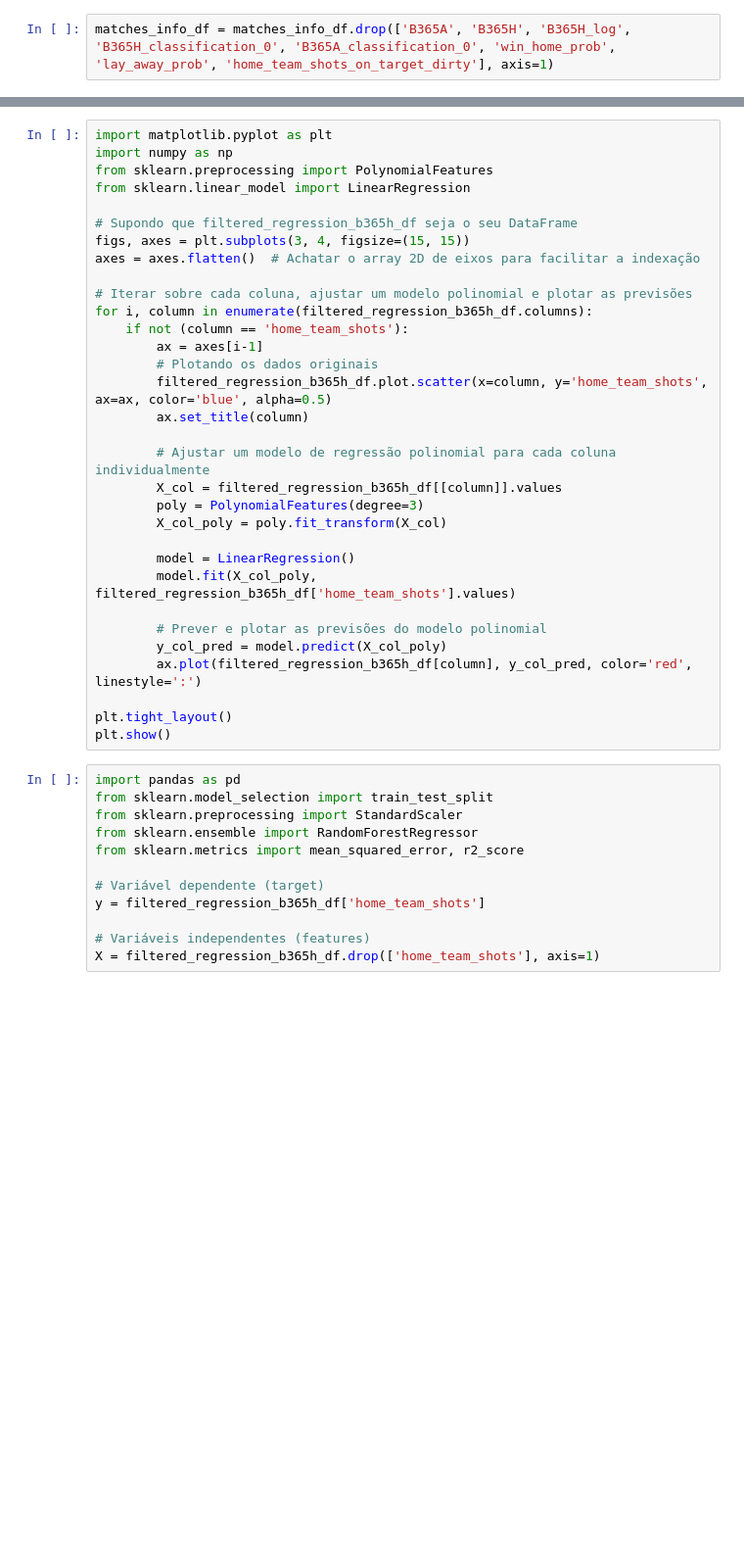
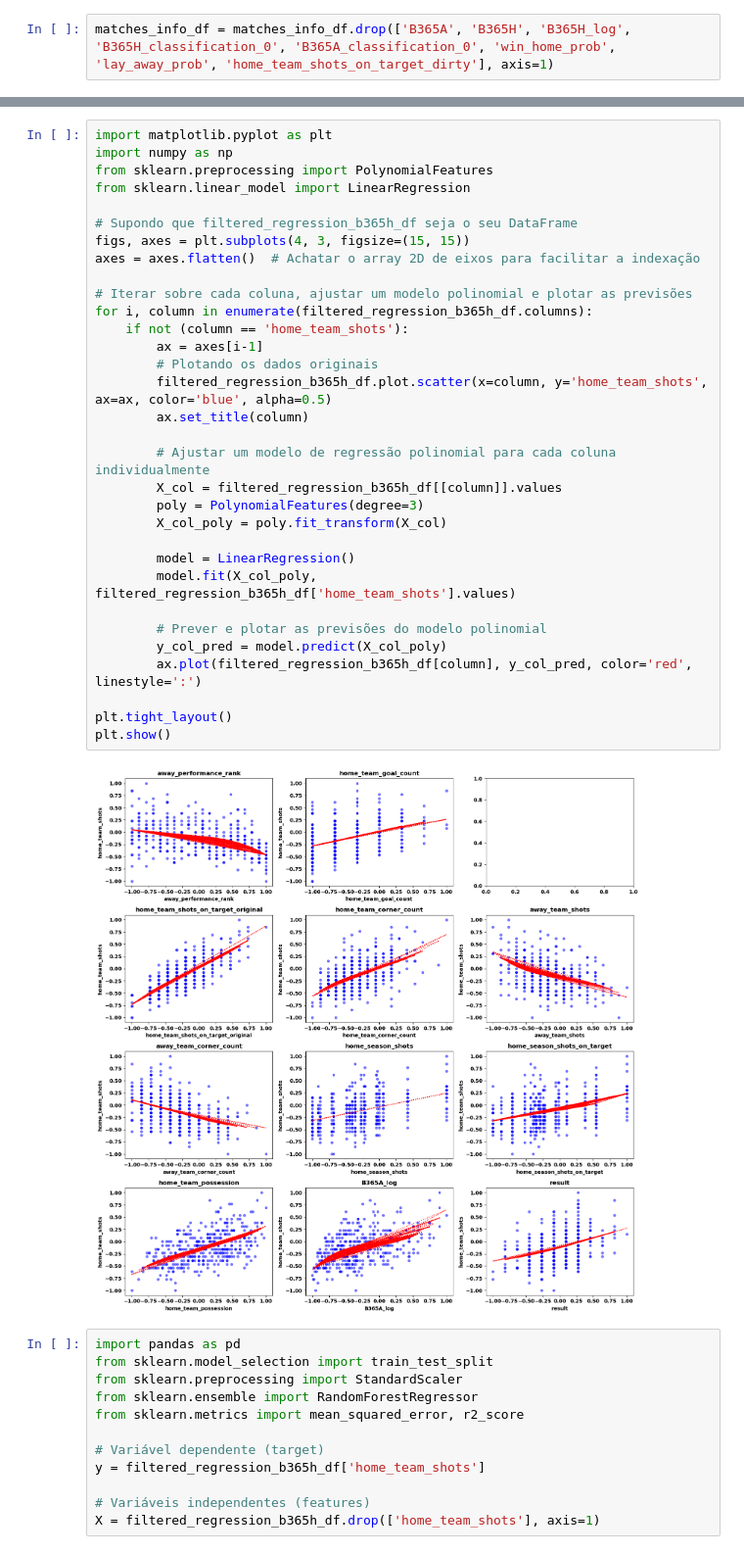
Before and after one commit to gabrielaragao01/Data-Science-Project, a Jupyter notebook: code/regression/shots.ipynb, the cells around one changed output, grey strips where cells are left out. Shown at 98% size. Drawn from its saved outputs; the diff is of its cells as text; blank space fills up the shorter version.

```diff
--- a/code/regression/shots.ipynb
+++ b/code/regression/shots.ipynb
@@ -142,34 +141,36 @@ R^2 do modelo: 0.745380391318214
 import matplotlib.pyplot as plt
 import numpy as np
 from sklearn.preprocessing import PolynomialFeatures
 from sklearn.linear_model import LinearRegression
 
 # Supondo que filtered_regression_b365h_df seja o seu DataFrame
-figs, axes = plt.subplots(3, 4, figsize=(15, 15))
+figs, axes = plt.subplots(4, 3, figsize=(15, 15))
 axes = axes.flatten()  # Achatar o array 2D de eixos para facilitar a indexação
 
 # Iterar sobre cada coluna, ajustar um modelo polinomial e plotar as previsões
 for i, column in enumerate(filtered_regression_b365h_df.columns):
     if not (column == 'home_team_shots'):
         ax = axes[i-1]
         # Plotando os dados originais
         filtered_regression_b365h_df.plot.scatter(x=column, y='home_team_shots', ax=ax, color='blue', alpha=0.5)
         ax.set_title(column)
 
         # Ajustar um modelo de regressão polinomial para cada coluna individualmente
         X_col = filtered_regression_b365h_df[[column]].values
         poly = PolynomialFeatures(degree=3)
         X_col_poly = poly.fit_transform(X_col)
 
         model = LinearRegression()
         model.fit(X_col_poly, filtered_regression_b365h_df['home_team_shots'].values)
 
         # Prever e plotar as previsões do modelo polinomial
         y_col_pred = model.predict(X_col_poly)
         ax.plot(filtered_regression_b365h_df[column], y_col_pred, color='red', linestyle=':')
 
 plt.tight_layout()
 plt.show()
+# %% [output]
+[figure, added]
 # %%
 import pandas as pd
 from sklearn.model_selection import train_test_split
```
Also changed, not shown: parts of 12 cells of this notebook, 3 other files.
